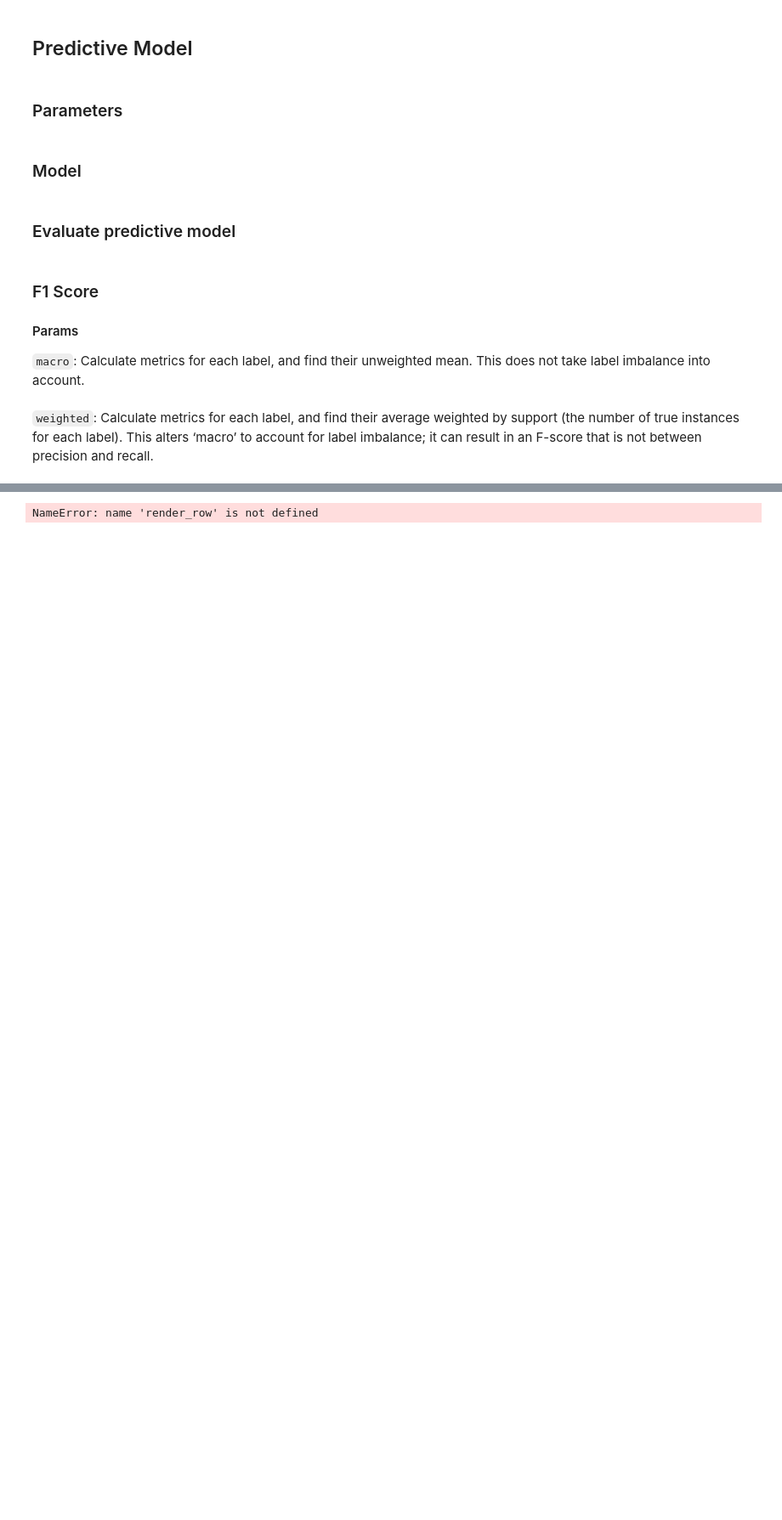
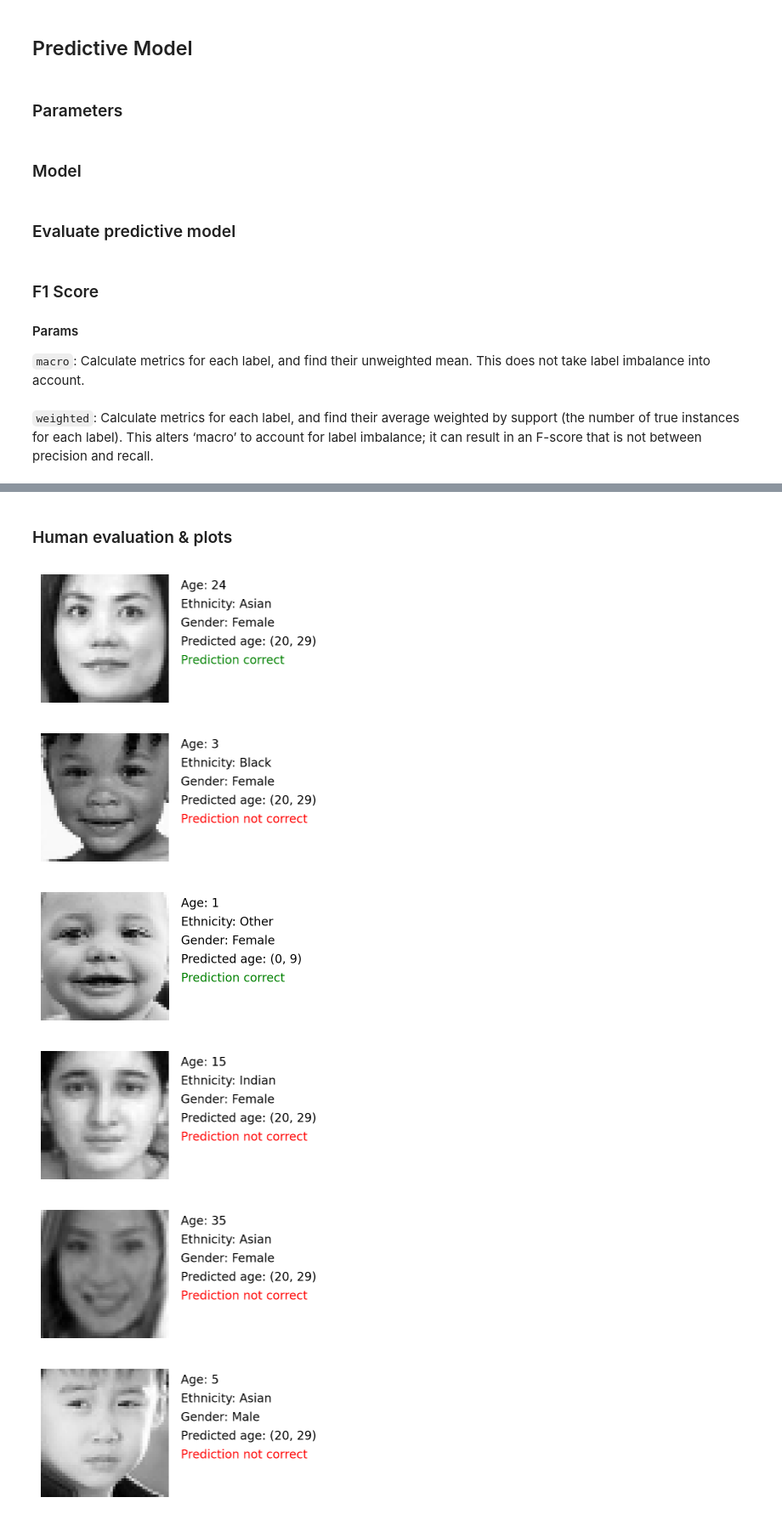
Before and after one commit to Roy160398/-Z-Fed---A-ZKP-Federated-Framework-to-Support-Balanced-Learning, a Jupyter notebook: age-recognition.ipynb, the cells around one changed output, grey strips where cells are left out. Shown: that part at 85% size. Saved outputs shown, nothing was run; the diff lists cells and outputs as text; code cells hidden in the pictures; blank space fills up the shorter version.

```diff
--- a/age-recognition.ipynb
+++ b/age-recognition.ipynb
@@ -220,4 +192,14 @@ get_metrics_data(metrics)
-# %%
-render_row(2)
-# %% [output]
-NameError: name 'render_row' is not defined
+# %% [markdown]
+### Human evaluation & plots
+# %%
+s_size = 10
+s_bal_df = balanced_df.reset_index().sample(s_size).reset_index()
+for idx in range(len(s_bal_df)):
+    predict_row(s_bal_df, idx, models[0])
+# %% [output]
+[figure, added]
+[figure, added]
+[figure, added]
+[figure, added]
+[figure, added]
+[figure, added]
```
Also changed, not shown: parts of 13 cells of this notebook, 3 other files.
